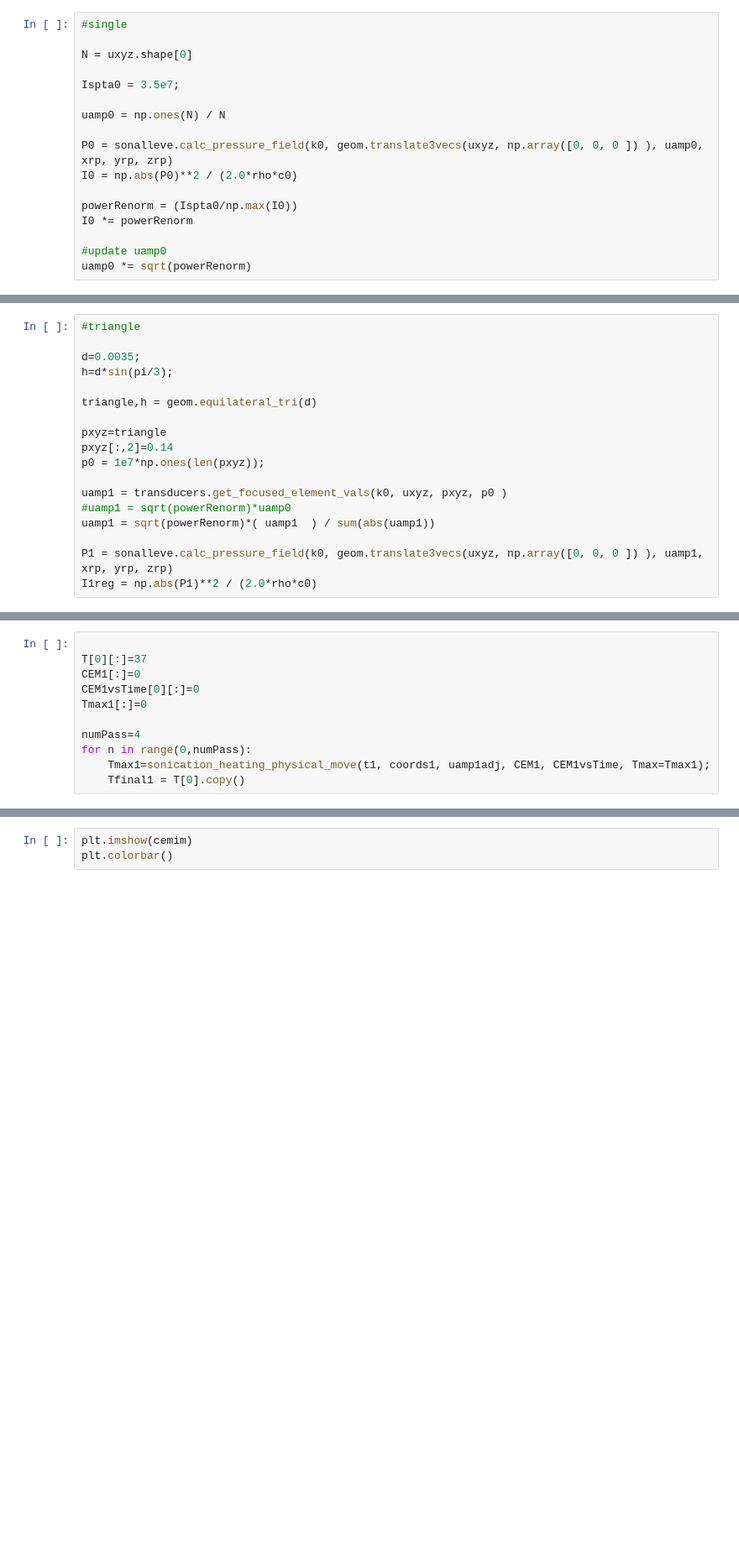
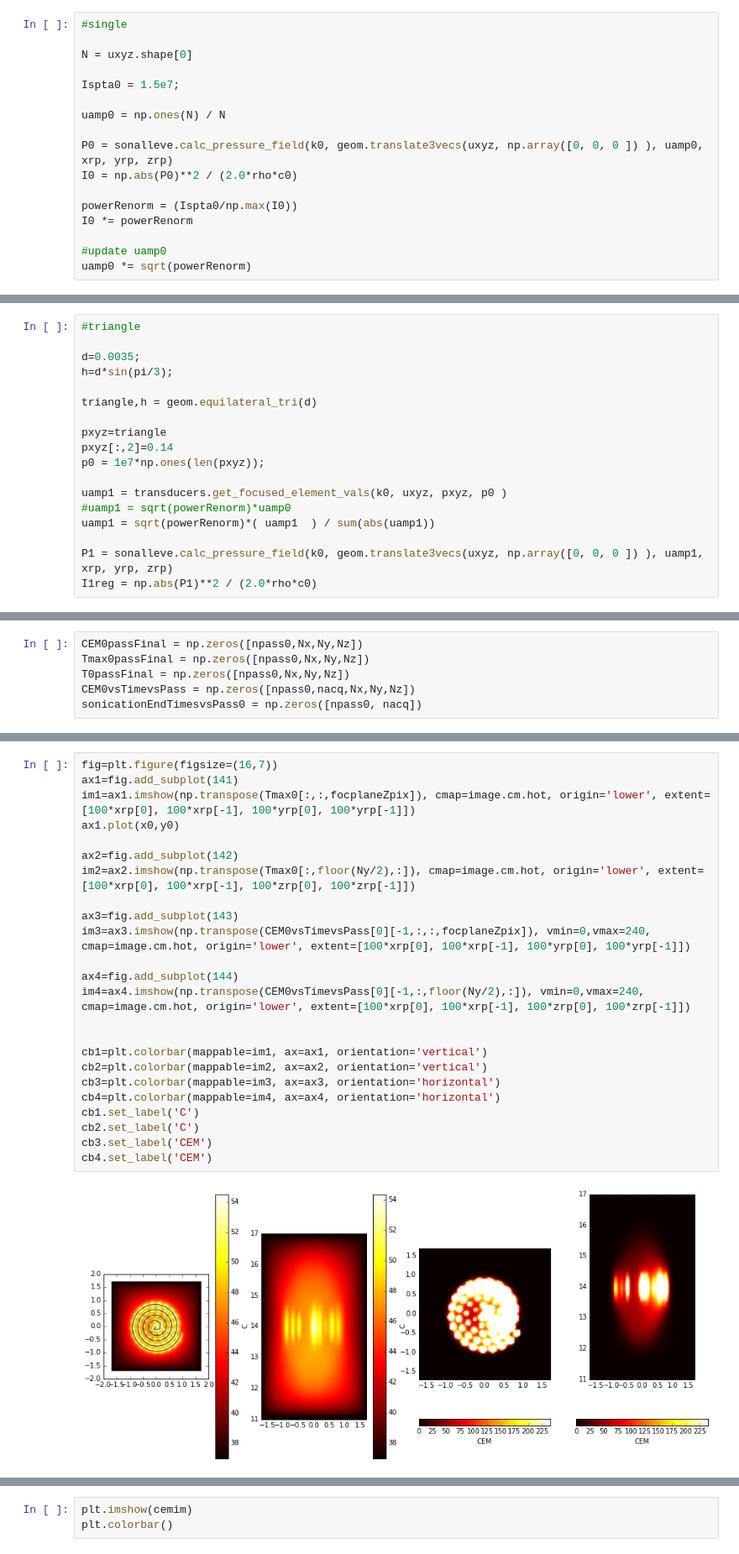
Before and after one commit to vlchaplin/fus_thermalmodelling, a Jupyter notebook: mugenot_trajectory.ipynb, the cells around one changed output, grey strips where cells are left out. Shown at 84% size. Saved outputs shown, nothing was run; the diff lists cells and outputs as text; blank space fills up the shorter version.

```diff
--- a/mugenot_trajectory.ipynb
+++ b/mugenot_trajectory.ipynb
@@ -269,7 +359,7 @@ Nt
 
 N = uxyz.shape[0]
 
-Ispta0 = 3.5e7;
+Ispta0 = 1.5e7;
 
 uamp0 = np.ones(N) / N
 
@@ -419,11 +429,0 @@ cb4.set_label('CEM')
-# %%
-
-T[0][:]=37
-CEM1[:]=0
-CEM1vsTime[0][:]=0
-Tmax1[:]=0
-
-numPass=4
-for n in range(0,numPass):
-    Tmax1=sonication_heating_physical_move(t1, coords1, uamp1adj, CEM1, CEM1vsTime, Tmax=Tmax1);
-    Tfinal1 = T[0].copy()
@@ -483,0 +432,6 @@ plt.imshow(np.transpose(CEM1vsTime[23,:,:,focplaneZpix]), vmin=0,vmax=240, cmap=
+# %%
+CEM0passFinal = np.zeros([npass0,Nx,Ny,Nz])
+Tmax0passFinal = np.zeros([npass0,Nx,Ny,Nz])
+T0passFinal = np.zeros([npass0,Nx,Ny,Nz])
+CEM0vsTimevsPass = np.zeros([npass0,nacq,Nx,Ny,Nz])
+sonicationEndTimesvsPass0 = np.zeros([npass0, nacq])
@@ -483,0 +482,26 @@ plt.imshow(np.transpose(CEM1vsTime[23,:,:,focplaneZpix]), vmin=0,vmax=240, cmap=
+# %%
+fig=plt.figure(figsize=(16,7))
+ax1=fig.add_subplot(141)
+im1=ax1.imshow(np.transpose(Tmax0[:,:,focplaneZpix]), cmap=image.cm.hot, origin='lower', extent=[100*xrp[0], 100*xrp[-1], 100*yrp[0], 100*yrp[-1]])
+ax1.plot(x0,y0)
+
+ax2=fig.add_subplot(142)
+im2=ax2.imshow(np.transpose(Tmax0[:,floor(Ny/2),:]), cmap=image.cm.hot, origin='lower', extent=[100*xrp[0], 100*xrp[-1], 100*zrp[0], 100*zrp[-1]])
+
+ax3=fig.add_subplot(143)
+im3=ax3.imshow(np.transpose(CEM0vsTimevsPass[0][-1,:,:,focplaneZpix]), vmin=0,vmax=240, cmap=image.cm.hot, origin='lower', extent=[100*xrp[0], 100*xrp[-1], 100*yrp[0], 100*yrp[-1]])
+
+ax4=fig.add_subplot(144)
+im4=ax4.imshow(np.transpose(CEM0vsTimevsPass[0][-1,:,floor(Ny/2),:]), vmin=0,vmax=240, cmap=image.cm.hot, origin='lower', extent=[100*xrp[0], 100*xrp[-1], 100*zrp[0], 100*zrp[-1]])
+
+
+cb1=plt.colorbar(mappable=im1, ax=ax1, orientation='vertical')
+cb2=plt.colorbar(mappable=im2, ax=ax2, orientation='vertical')
+cb3=plt.colorbar(mappable=im3, ax=ax3, orientation='horizontal')
+cb4=plt.colorbar(mappable=im4, ax=ax4, orientation='horizontal')
+cb1.set_label('C')
+cb2.set_label('C')
+cb3.set_label('CEM')
+cb4.set_label('CEM')
+# %% [output]
+[figure, added]
```
Also changed, not shown: parts of 56 cells of this notebook, 4 other files.
